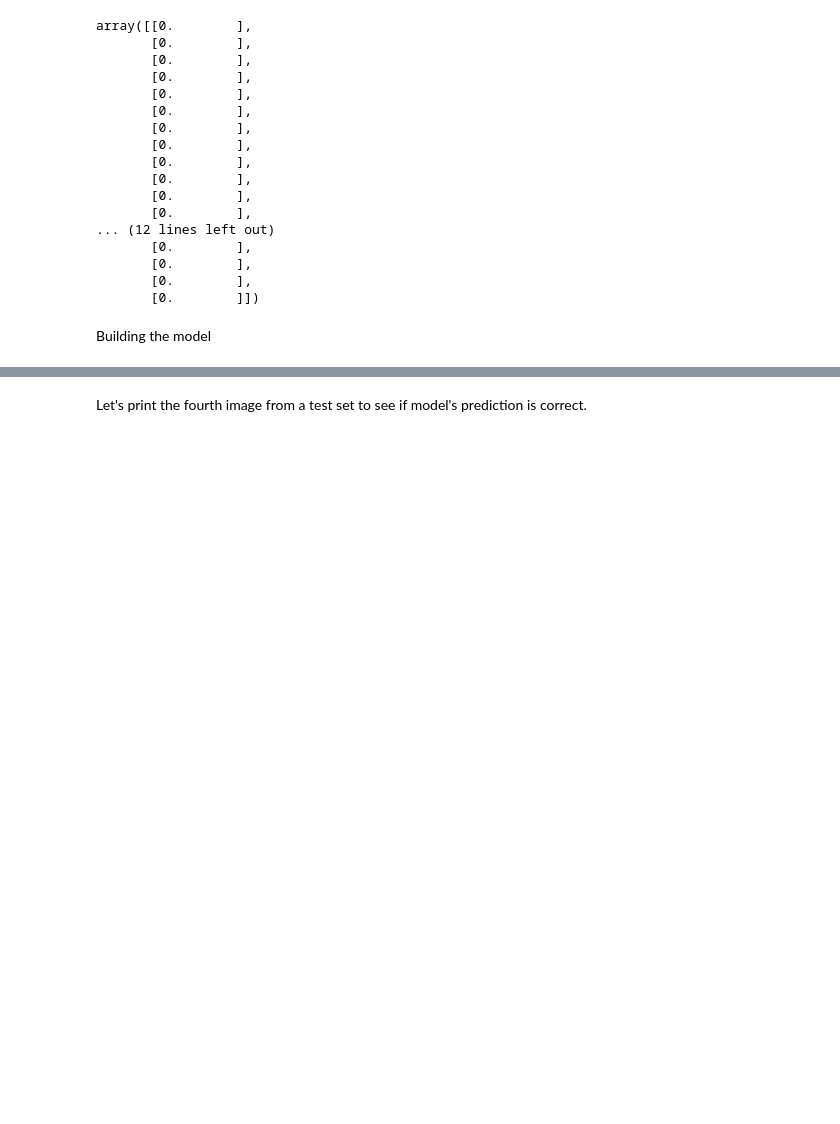
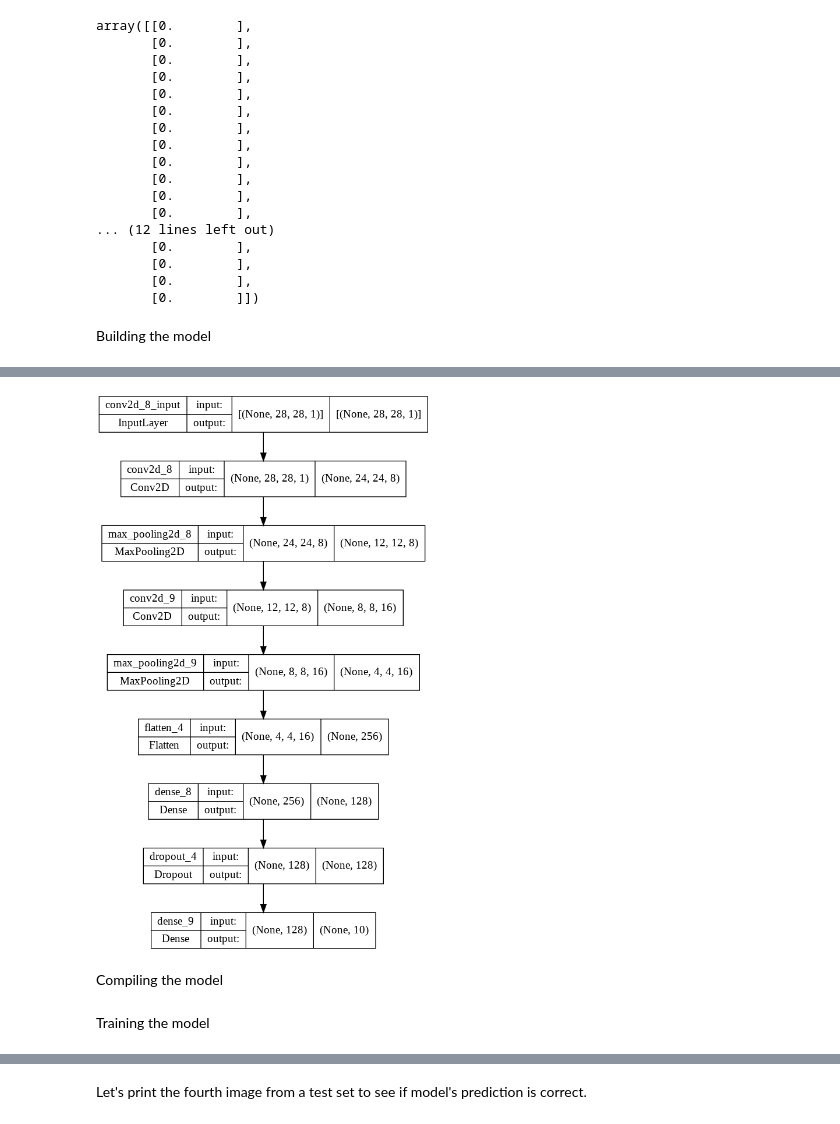
Before and after one commit to NehaKoulecar/Handwritten_Digit_Recognition, a Jupyter notebook: HandwrittenDigitRecognition.ipynb, the cells around one changed output, grey strips where cells are left out. Saved outputs shown, nothing was run; the diff lists cells and outputs as text; code cells hidden in the pictures; blank space fills up the shorter version.

```diff
--- a/HandwrittenDigitRecognition.ipynb
+++ b/HandwrittenDigitRecognition.ipynb
@@ -366,0 +216,11 @@ print(predictions[4])
+# %%
+# Plotting the model
+tf.keras.utils.plot_model(
+    model1,
+    show_shapes=True,
+    show_layer_names=True,
+)
+# %% [output]
+[figure, added]
+# %% [markdown]
+Compiling the model
@@ -366,0 +235,2 @@ print(predictions[4])
+# %% [markdown]
+Training the model
```
Also changed, not shown: parts of 52 cells of this notebook.
